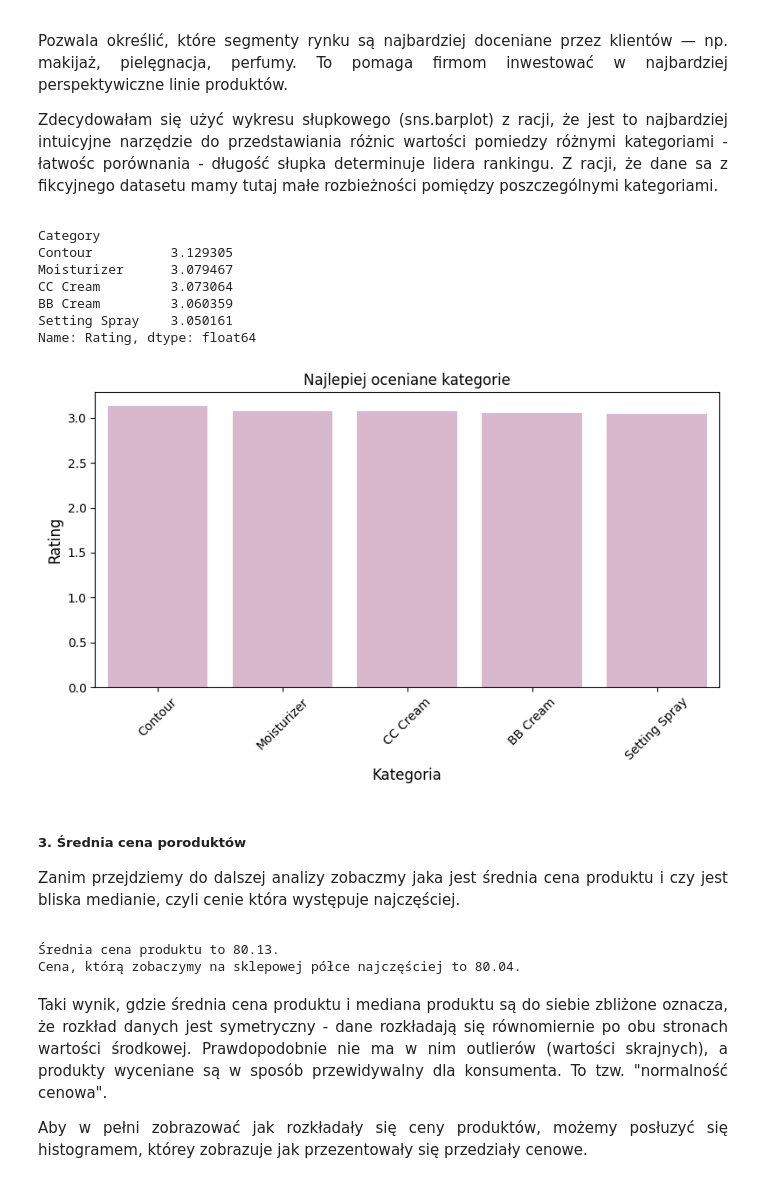
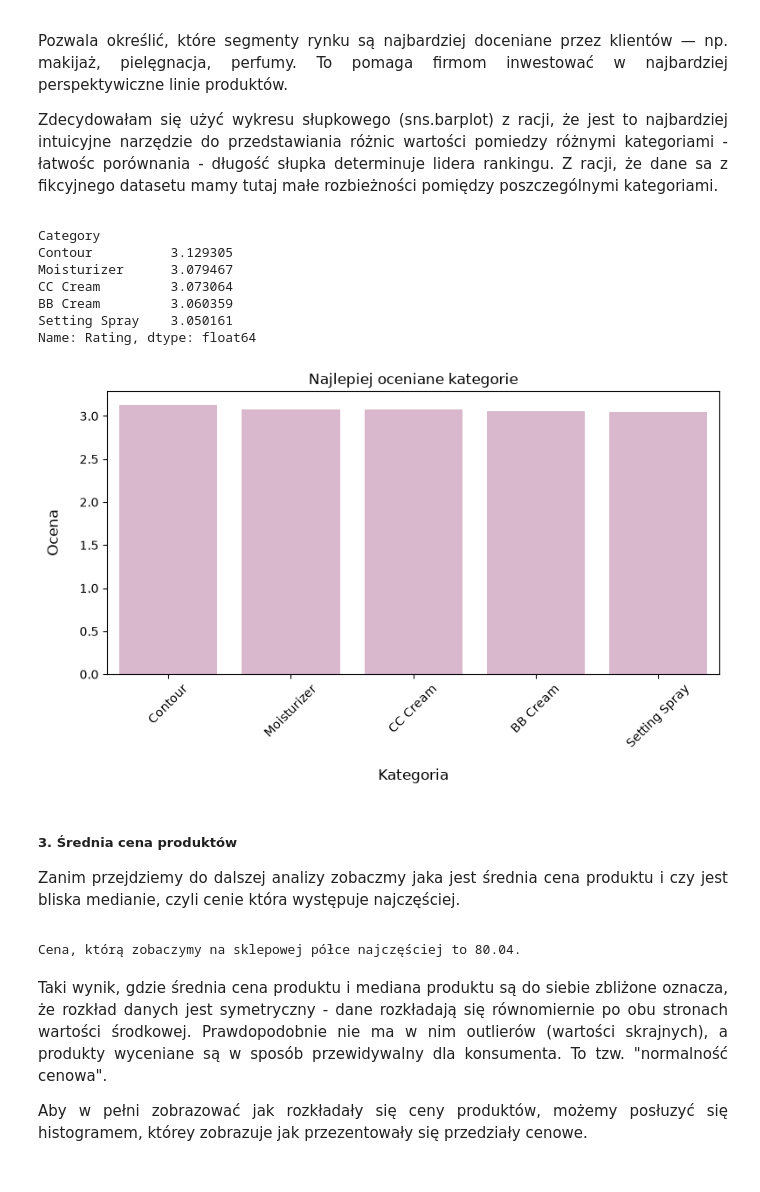
Before and after one commit to kamila-dudzinska/Top_Beauty, a Jupyter notebook: Analiza.ipynb, the cells around one changed output. Saved outputs shown, nothing was run; the diff lists cells and outputs as text; code cells hidden in the pictures.

```diff
--- a/Analiza.ipynb
+++ b/Analiza.ipynb
@@ -92,39 +92,38 @@ Zdecydowałam się użyć wykresu słupkowego (sns.barplot) z racji, że jest to
 # %%
 top_cat = df.groupby('Category')['Rating'].mean().sort_values(ascending=False).head(5)
 df_ct = top_cat.to_frame()
-print(top_cat)
 
 # 2. Wykres dla top5 kategorii:
 
 # własna paleta barw:
 sns.set_palette(sns.color_palette(colors))
 
 #wykres
 plt.figure(figsize=(8,5))
 sns.barplot(data=df_ct,
             x='Category',
             y='Rating',
             #palette='viridis',
             errorbar=None,
             alpha=0.7)
 plt.xticks(rotation=45)
 plt.title('Najlepiej oceniane kategorie')
-plt.xlabel('Kategoria', fontsize=12)
-plt.ylabel('Rating', fontsize=12)
+plt.xlabel('Kategoria', fontsize=12, labelpad =15)
+plt.ylabel('Ocena', fontsize=12, labelpad =15)
 plt.tight_layout()
 
 plt.show()
 # %% [output]
 Category
 Contour          3.129305
 Moisturizer      3.079467
 CC Cream         3.073064
 BB Cream         3.060359
 Setting Spray    3.050161
 Name: Rating, dtype: float64
-[figure, old version]
+[figure, new version]
 # %% [markdown]
-##### 3. Średnia cena poroduktów
+##### 3. Średnia cena produktów
 
 <div align = "Justify">
 
@@ -134,11 +133,8 @@ Zanim przejdziemy do dalszej analizy zobaczmy jaka jest średnia cena produktu i
 # %%
 # średnia cena i mediana
 avg_price = df['Price_USD'].mean()
-median_price = df['Price_USD'].median()
-print(f"Średnia cena produktu to {avg_price.round(2)}.")
-print(f"Cena, którą zobaczymy na sklepowej półce najczęściej to {median_price.round(2)}.")
+print(f"Cena, którą zobaczymy na sklepowej półce najczęściej to {avg_price.round(2)}.")
 # %% [output]
-Średnia cena produktu to 80.13.
 Cena, którą zobaczymy na sklepowej półce najczęściej to 80.04.
 # %% [markdown]
 <div align = "Justify">
```
Also changed, not shown: parts of 10 cells of this notebook, 1 other file.
